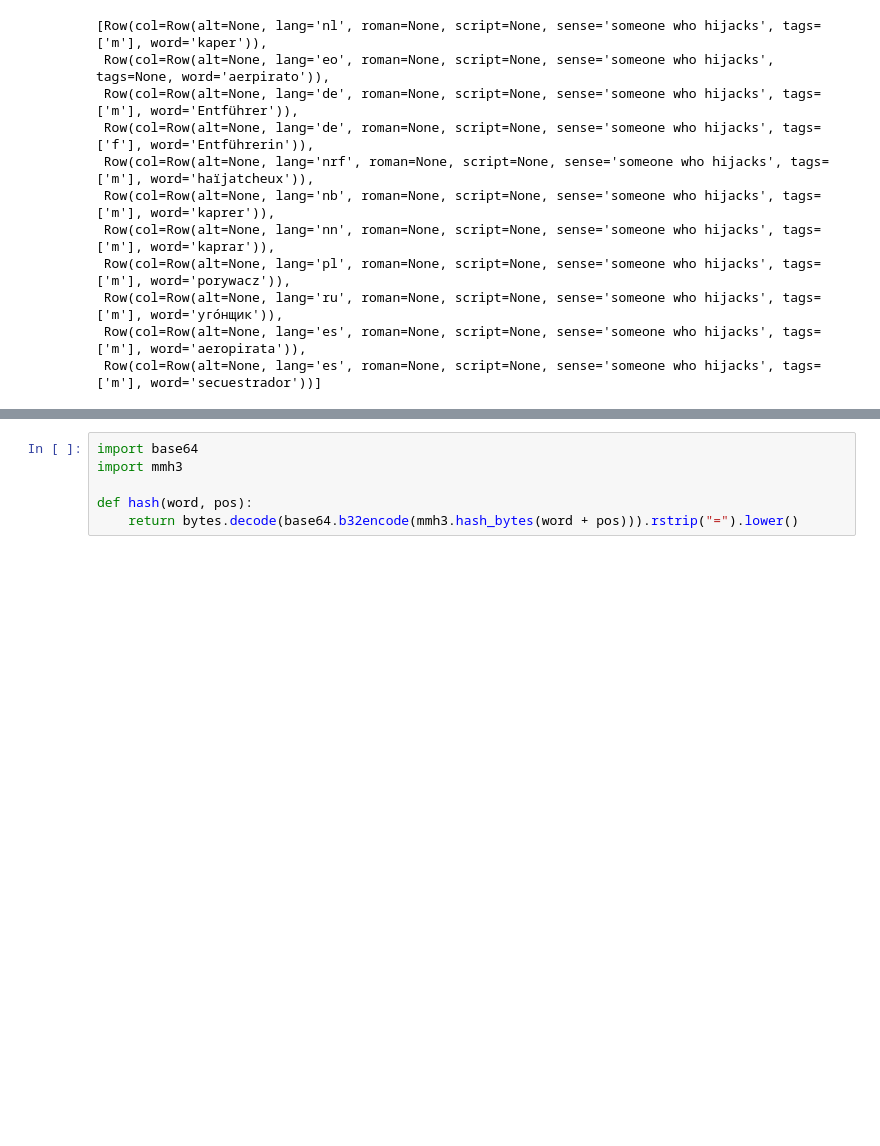
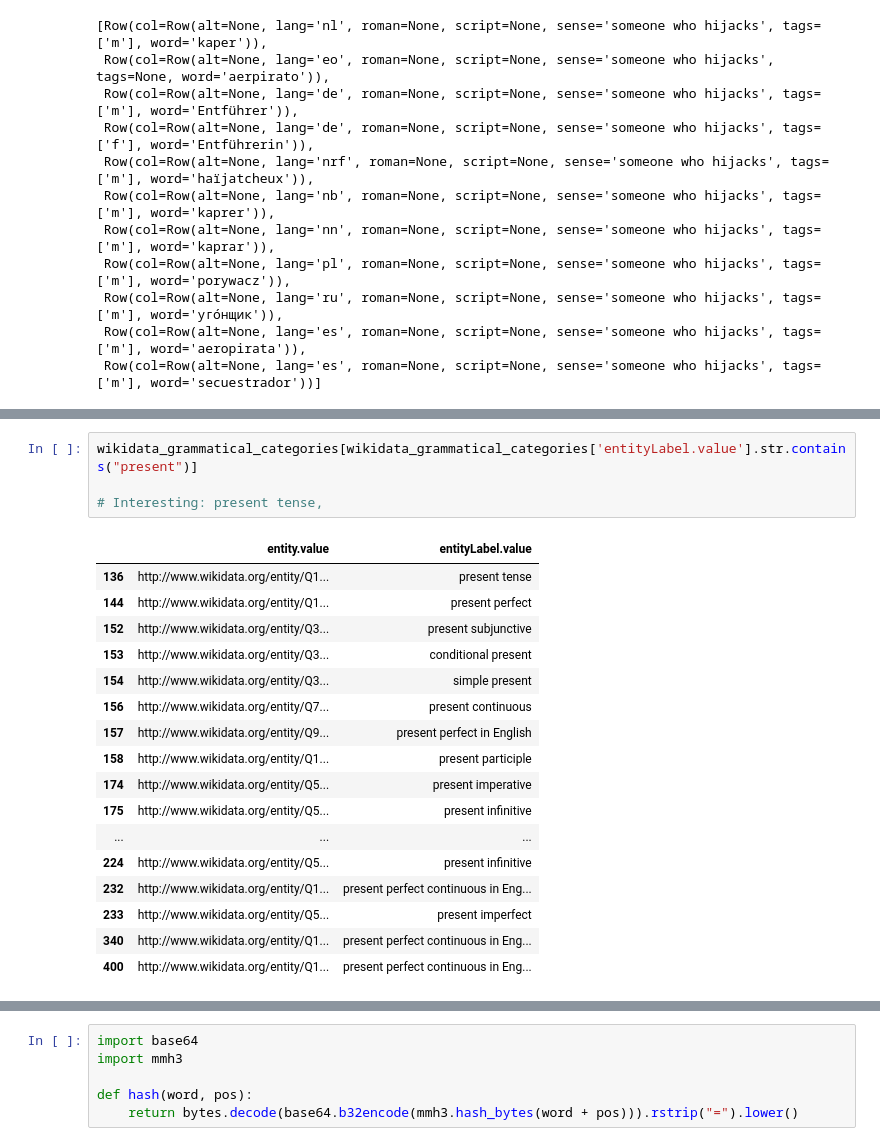
Before and after one commit to erolm-a/colla-framework, a Jupyter notebook: notebooks/WiktionaryRDF.ipynb, the cells around one changed output, grey strips where cells are left out. Drawn from its saved outputs; the diff is of its cells as text; blank space fills up the shorter version.

```diff
--- a/notebooks/WiktionaryRDF.ipynb
+++ b/notebooks/WiktionaryRDF.ipynb
@@ -98,0 +132,22 @@ for k,v in namespaces.items():
+# %%
+wikidata_grammatical_categories[wikidata_grammatical_categories['entityLabel.value'].str.contains("present")]
+
+# Interesting: present tense,
+# %% [output]
+|  | entity.value | entityLabel.value |
+| 136 | http://www.wikidata.org/entity/Q1... | present tense |
+| 144 | http://www.wikidata.org/entity/Q1... | present perfect |
+| 152 | http://www.wikidata.org/entity/Q3... | present subjunctive |
+| 153 | http://www.wikidata.org/entity/Q3... | conditional present |
+| 154 | http://www.wikidata.org/entity/Q3... | simple present |
+| 156 | http://www.wikidata.org/entity/Q7... | present continuous |
+| 157 | http://www.wikidata.org/entity/Q9... | present perfect in English |
+| 158 | http://www.wikidata.org/entity/Q1... | present participle |
+| 174 | http://www.wikidata.org/entity/Q5... | present imperative |
+| 175 | http://www.wikidata.org/entity/Q5... | present infinitive |
+| ... | ... | ... |
+| 224 | http://www.wikidata.org/entity/Q5... | present infinitive |
+| 232 | http://www.wikidata.org/entity/Q1... | present perfect continuous in Eng... |
+| 233 | http://www.wikidata.org/entity/Q5... | present imperfect |
+| 340 | http://www.wikidata.org/entity/Q1... | present perfect continuous in Eng... |
+| 400 | http://www.wikidata.org/entity/Q1... | present perfect continuous in Eng... |
```
Also changed, not shown: parts of 17 cells of this notebook, 2 other files.
